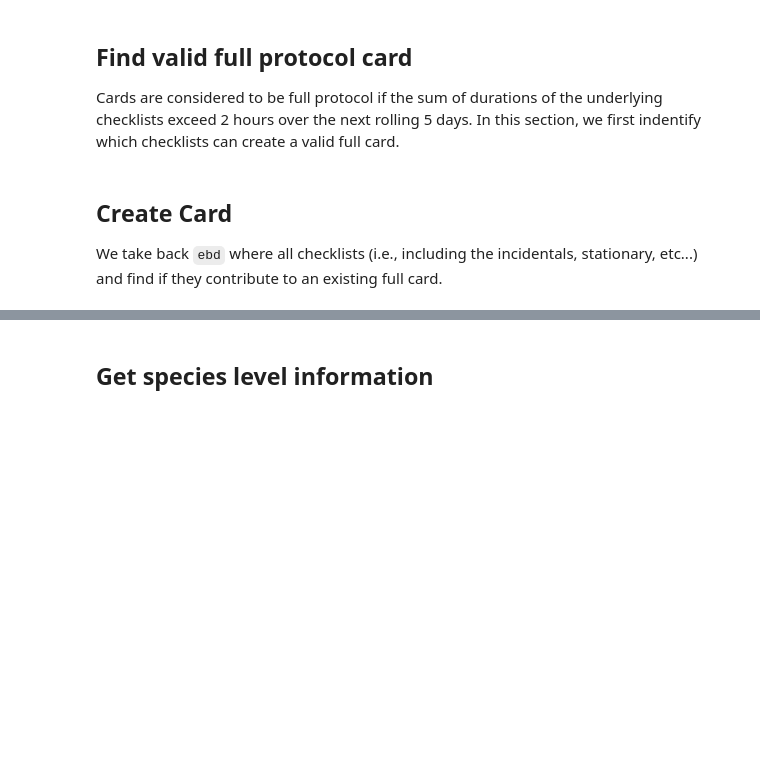
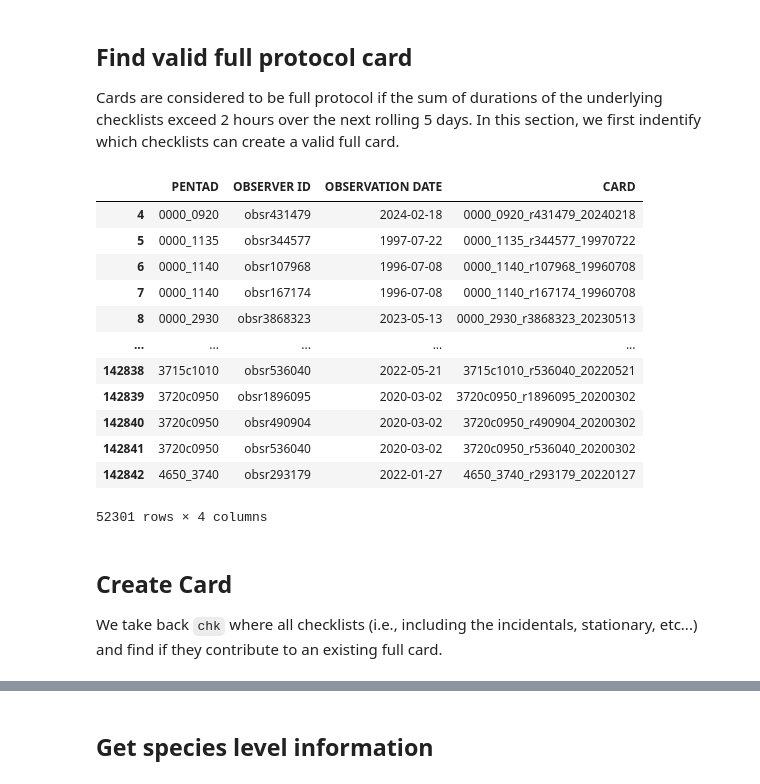
Before and after one commit to Rafnuss/eBird2ABAP, a Jupyter notebook: notebook/eBird2Card.ipynb, the cells around one changed output, grey strips where cells are left out. Saved outputs shown, nothing was run; the diff lists cells and outputs as text; code cells hidden in the pictures; blank space fills up the shorter version.

```diff
--- a/notebook/eBird2Card.ipynb
+++ b/notebook/eBird2Card.ipynb
@@ -131,0 +128,31 @@ card.sort_values(by='CARD', inplace=True)
+# %%
+# Do a first filter to eliminate all pentad_observer witout sufficient total duration time. (Aim is to just reduce the computation later)
+pentad_observer_duration = checkday.groupby(['pentad_observer'])['DURATION MINUTES'].sum()
+pentad_observer_duration_index = pentad_observer_duration[pentad_observer_duration >= 2*60].index
+checkday_long = checkday[checkday["pentad_observer"].isin(pentad_observer_duration_index)]
+
+# Second filter for reducing the test case
+# pentad_observer_unique = checkday_long["pentad_observer"].unique()
+# pentad_observer_unique = pentad_observer_unique[0:1000]
+# checkday_long = checkday_long[checkday_long["pentad_observer"].isin(pentad_observer_unique)]
+# %%
+def checkday_pentad_observer(df):
+    df["CARD"] = ""
+    # Build a matrix of distance between all checklists to check if they are close to each other
+    di = np.abs(df[ "OBSERVATION DATE"].values[:, None] - df["OBSERVATION DATE"].values) < pd.Timedelta(days=5)
+    # create duration array to make computation slightly faster
+    duration = df['DURATION MINUTES'].to_numpy()
+    # Initie the card array with empty string
+    # card = np.array(['' for x in range(len(df))], dtype='object')
+    u = 1
+    # Loop trough the list of checklists
+    while u <= len(df):
+        # Find all neighbord
+        nb_neighbor = np.sum(di[u-1, (u-1):])
+        neigh = u + np.arange(0, nb_neighbor) - 1
+        dur = duration[neigh].sum()
+        # Check that total duration is more than 2hours, if so add card code (pentad_observer_date) to card array
+        if dur >= (2*60):
+            df.iloc[neigh, df.columns.get_loc("CARD")] = df.iloc[u-1, df.columns.get_loc("pentad_observer_date")]
+        u += nb_neighbor
+    return df
@@ -132,4 +168,20 @@ card.sort_values(by='CARD', inplace=True)
+# %%
+card
+# %% [output]
+|  | PENTAD | OBSERVER ID | OBSERVATION DATE | CARD |
+| 4 | 0000_0920 | obsr431479 | 2024-02-18 | 0000_0920_r431479_20240218 |
+| 5 | 0000_1135 | obsr344577 | 1997-07-22 | 0000_1135_r344577_19970722 |
+| 6 | 0000_1140 | obsr107968 | 1996-07-08 | 0000_1140_r107968_19960708 |
+| 7 | 0000_1140 | obsr167174 | 1996-07-08 | 0000_1140_r167174_19960708 |
+| 8 | 0000_2930 | obsr3868323 | 2023-05-13 | 0000_2930_r3868323_20230513 |
+| ... | ... | ... | ... | ... |
+| 142838 | 3715c1010 | obsr536040 | 2022-05-21 | 3715c1010_r536040_20220521 |
+| 142839 | 3720c0950 | obsr1896095 | 2020-03-02 | 3720c0950_r1896095_20200302 |
+| 142840 | 3720c0950 | obsr490904 | 2020-03-02 | 3720c0950_r490904_20200302 |
+| 142841 | 3720c0950 | obsr536040 | 2020-03-02 | 3720c0950_r536040_20200302 |
+| 142842 | 4650_3740 | obsr293179 | 2022-01-27 | 4650_3740_r293179_20220127 |
+52301 rows × 4 columns
 # %% [markdown]
 ## Create Card
 
-We take back `ebd` where all checklists (i.e., including the incidentals, stationary, etc...) and find if they contribute to an existing full card.
+We take back `chk` where all checklists (i.e., including the incidentals, stationary, etc...) and find if they contribute to an existing full card.
```
Also changed, not shown: parts of 25 cells of this notebook, 1 other file.
